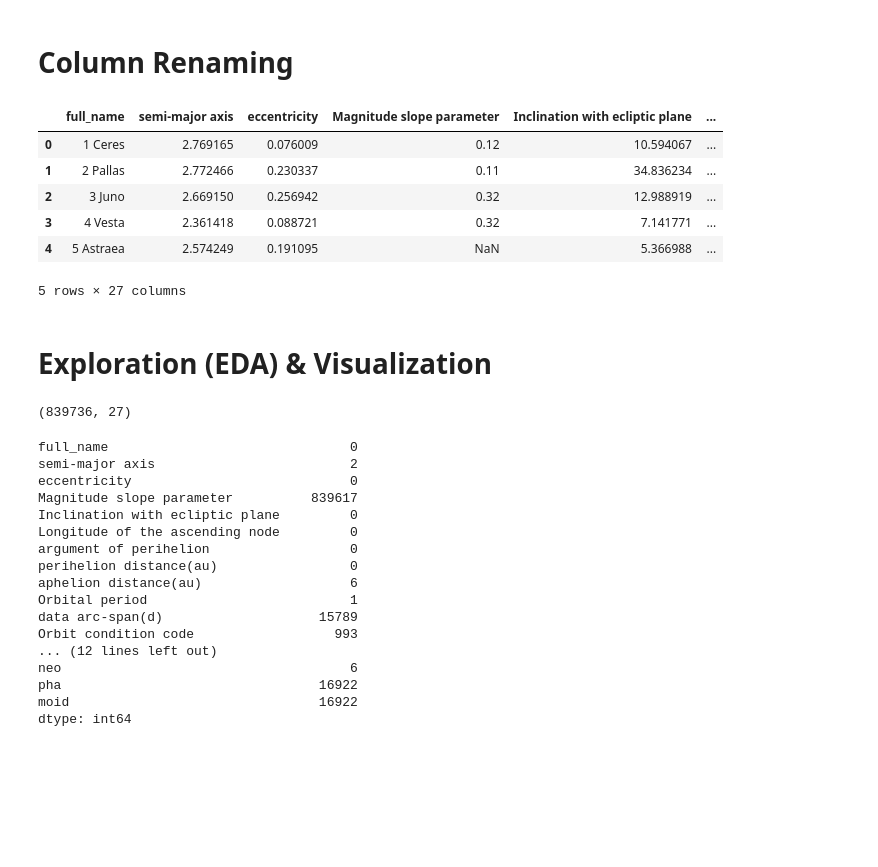
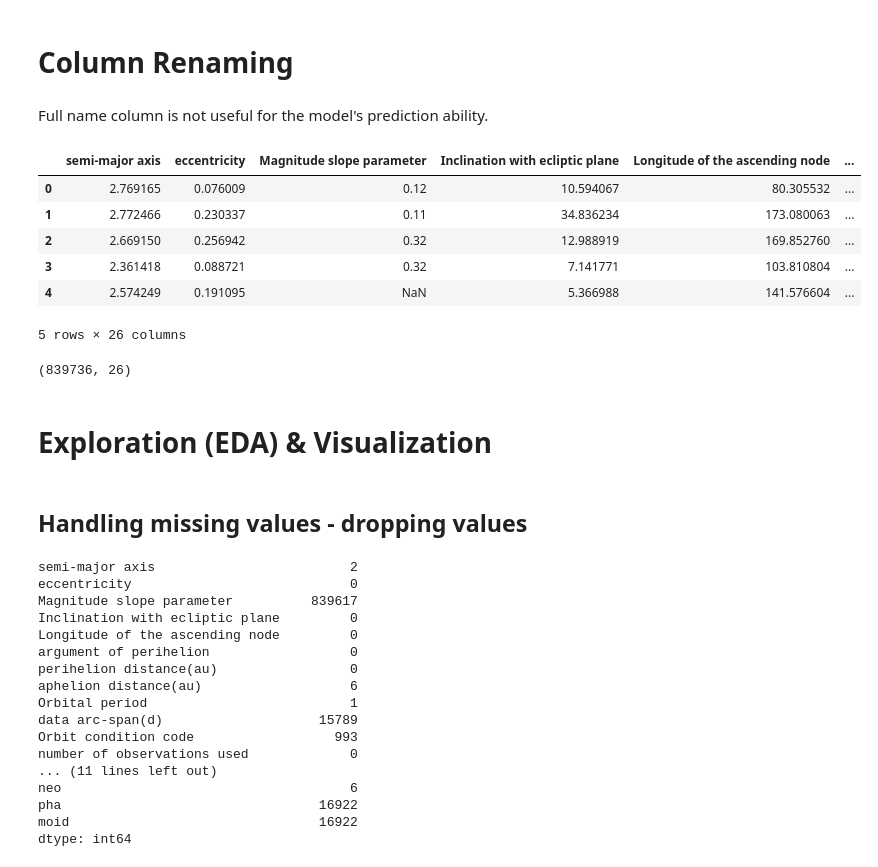
Before and after one commit to slash827/Data-Science-Workshop, a Jupyter notebook: Asteroid_notebook_new_version.ipynb, the cells around one changed output. Cells and saved outputs as stored; diff of their text form; code cells hidden in the pictures; blank space fills up the shorter version.

```diff
--- a/Asteroid_notebook_new_version.ipynb
+++ b/Asteroid_notebook_new_version.ipynb
@@ -22,8 +29,7 @@ df = pd.read_csv('Asteroid.csv',  on_bad_lines='skip')
 # %% [markdown]
 # Column Renaming
 # %%
-readable_df = df.copy()
-readable_df = readable_df.rename(columns={"a": "semi-major axis",
+readable_df = df.rename(columns={"a": "semi-major axis",
                                         "e": "eccentricity",
                                         "G": "Magnitude slope parameter",
                                         "i": "Inclination with ecliptic plane",
@@ -37,26 +43,30 @@ readable_df = readable_df.rename(columns={"a": "semi-major axis",
                                         "n_obs_used": "number of observations used",
                                         "H": "Absolute Magnitude parameter",
                                         })
+# %% [markdown]
+Full name column is not useful for the model's prediction ability.
+# %%
+readable_df = readable_df.drop(['full_name'], axis=1)
+readable_df.head()
+# %% [output]
+|  | semi-major axis | eccentricity | Magnitude slope parameter | Inclination with ecliptic plane | Longitude of the ascending node | ... |
+| 0 | 2.769165 | 0.076009 | 0.12 | 10.594067 | 80.305532 | ... |
+| 1 | 2.772466 | 0.230337 | 0.11 | 34.836234 | 173.080063 | ... |
+| 2 | 2.669150 | 0.256942 | 0.32 | 12.988919 | 169.852760 | ... |
+| 3 | 2.361418 | 0.088721 | 0.32 | 7.141771 | 103.810804 | ... |
+| 4 | 2.574249 | 0.191095 | NaN | 5.366988 | 141.576604 | ... |
+5 rows × 26 columns
 # %%
-readable_df.head()
+readable_df.shape
 # %% [output]
-|  | full_name | semi-major axis | eccentricity | Magnitude slope parameter | Inclination with ecliptic plane | ... |
-| 0 | 1 Ceres | 2.769165 | 0.076009 | 0.12 | 10.594067 | ... |
-| 1 | 2 Pallas | 2.772466 | 0.230337 | 0.11 | 34.836234 | ... |
-| 2 | 3 Juno | 2.669150 | 0.256942 | 0.32 | 12.988919 | ... |
-| 3 | 4 Vesta | 2.361418 | 0.088721 | 0.32 | 7.141771 | ... |
-| 4 | 5 Astraea | 2.574249 | 0.191095 | NaN | 5.366988 | ... |
-5 rows × 27 columns
+(839736, 26)
 # %% [markdown]
 # **Exploration (EDA) & Visualization**
-# %%
-readable_df.shape
-# %% [output]
-(839736, 27)
+# %% [markdown]
+## Handling missing values - dropping values
 # %%
 readable_df.isna().sum()
 # %% [output]
-full_name                               0
 semi-major axis                         2
 eccentricity                            0
 Magnitude slope parameter          839617
@@ -68,7 +78,8 @@ aphelion distance(au)                   6
 Orbital period                          1
 data arc-span(d)                    15789
 Orbit condition code                  993
-... (12 lines left out)
+number of observations used             0
+... (11 lines left out)
 neo                                     6
 pha                                 16922
 moid                                16922
```
Also changed, not shown: parts of 64 cells of this notebook.
